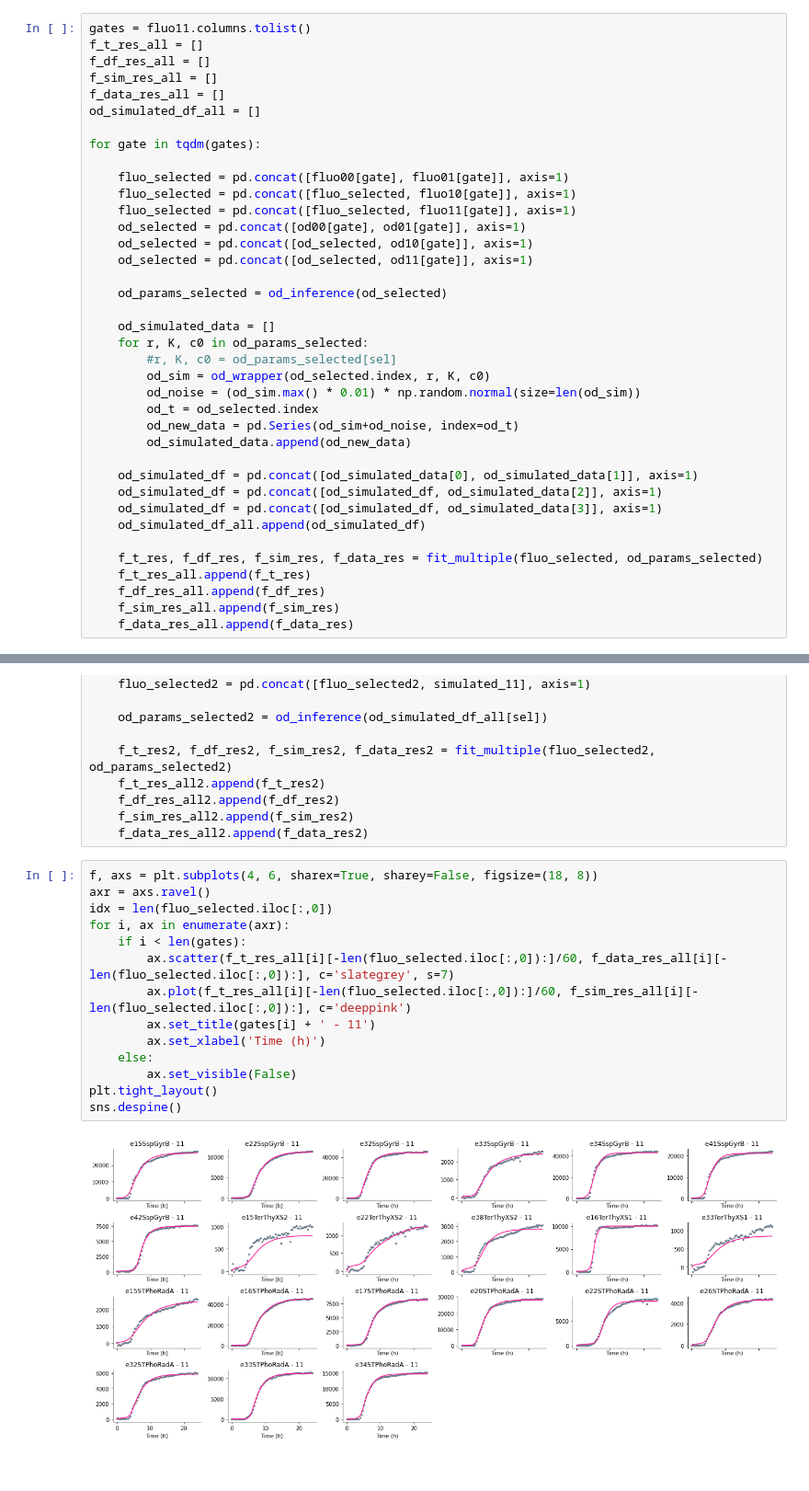
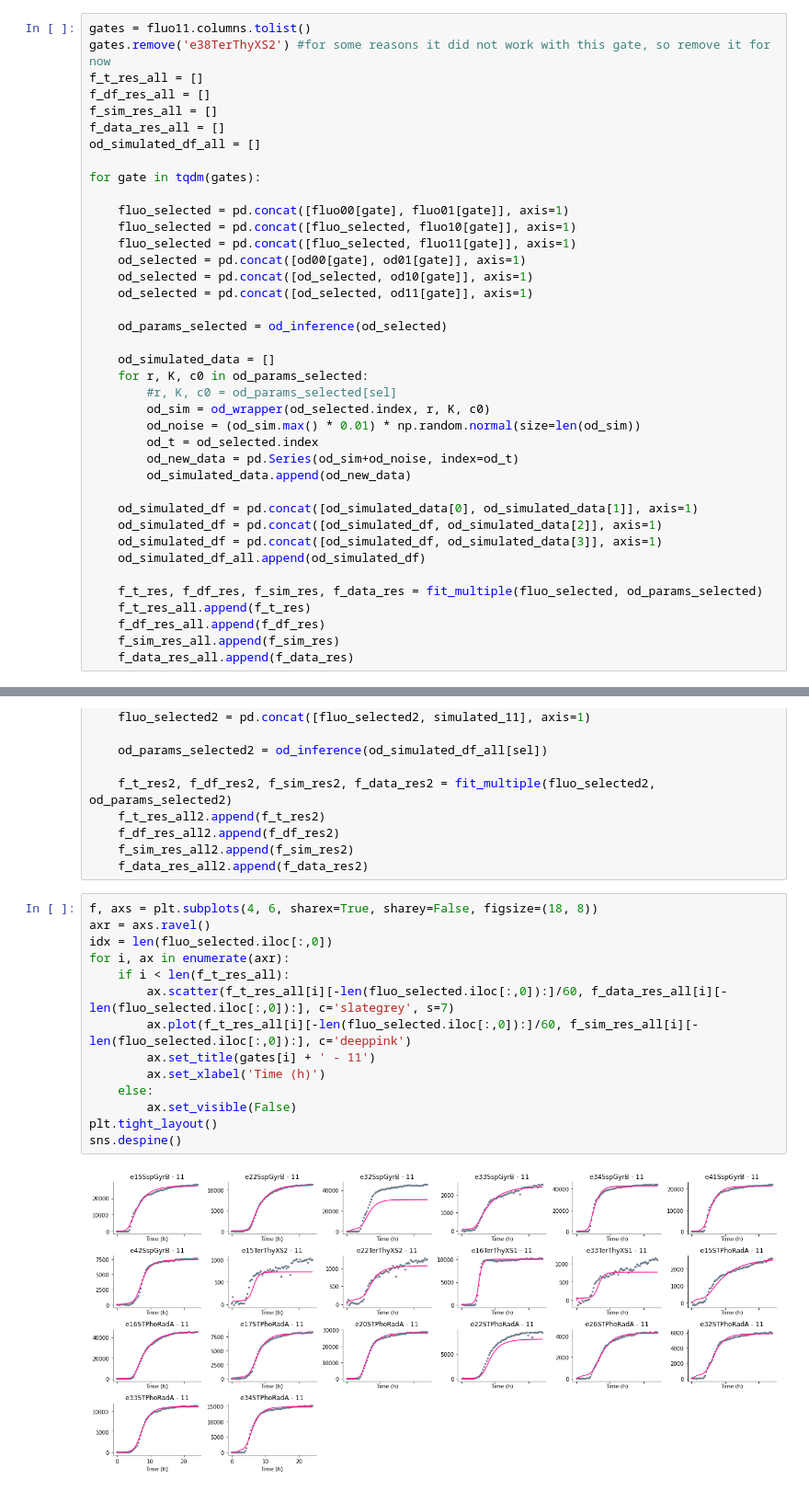
Before and after one commit to rmardian/intein-based-circuits, a Jupyter notebook: Parameter Estimation - Basal and Other Induction States.ipynb, the cells around one changed output, grey strips where cells are left out. Shown at 92% size. Drawn from its saved outputs; the diff is of its cells as text.

```diff
--- a/Parameter Estimation - Basal and Other Induction States.ipynb
+++ b/Parameter Estimation - Basal and Other Induction States.ipynb
@@ -302,6 +291,7 @@ plt.show()
 #### Modeling All Gates
 # %%
 gates = fluo11.columns.tolist()
+gates.remove('e38TerThyXS2') #for some reasons it did not work with this gate, so remove it for now
 f_t_res_all = []
 f_df_res_all = []
 f_sim_res_all = []
@@ -367,19 +357,19 @@ for sel in tqdm(range(len(gates))):
 # %%
 f, axs = plt.subplots(4, 6, sharex=True, sharey=False, figsize=(18, 8))
 axr = axs.ravel()
 idx = len(fluo_selected.iloc[:,0])
 for i, ax in enumerate(axr):
-    if i < len(gates):
+    if i < len(f_t_res_all):
         ax.scatter(f_t_res_all[i][-len(fluo_selected.iloc[:,0]):]/60, f_data_res_all[i][-len(fluo_selected.iloc[:,0]):], c='slategrey', s=7)
         ax.plot(f_t_res_all[i][-len(fluo_selected.iloc[:,0]):]/60, f_sim_res_all[i][-len(fluo_selected.iloc[:,0]):], c='deeppink')
         ax.set_title(gates[i] + ' - 11')
         ax.set_xlabel('Time (h)')
     else:
         ax.set_visible(False)
 plt.tight_layout()
 sns.despine()
 # %% [output]
-[figure, old version]
+[figure, new version]
 # %%
 f, axs = plt.subplots(4, 6, sharex=True, sharey=False, figsize=(18, 8))
 axr = axs.ravel()
```
Also changed, not shown: parts of 20 cells of this notebook, 1 other file.
